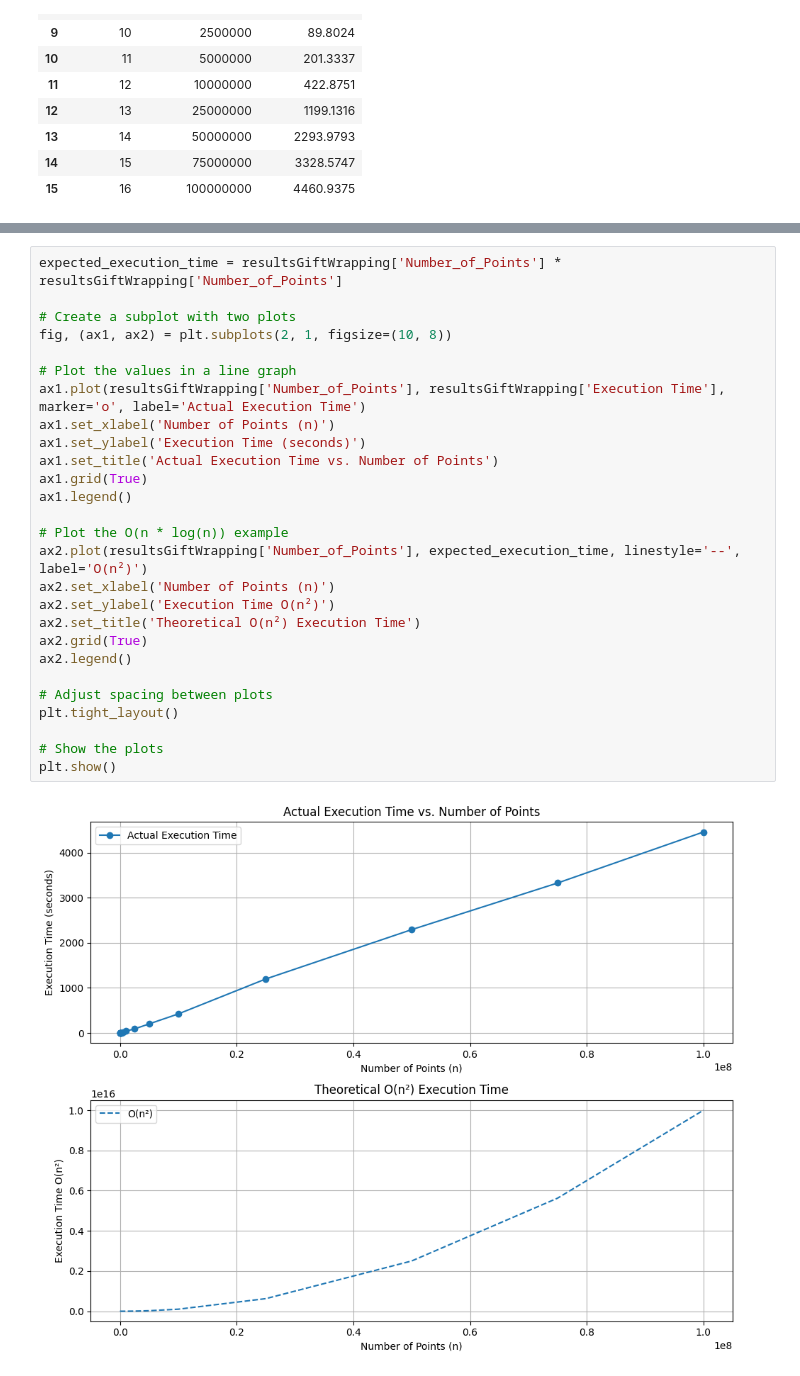
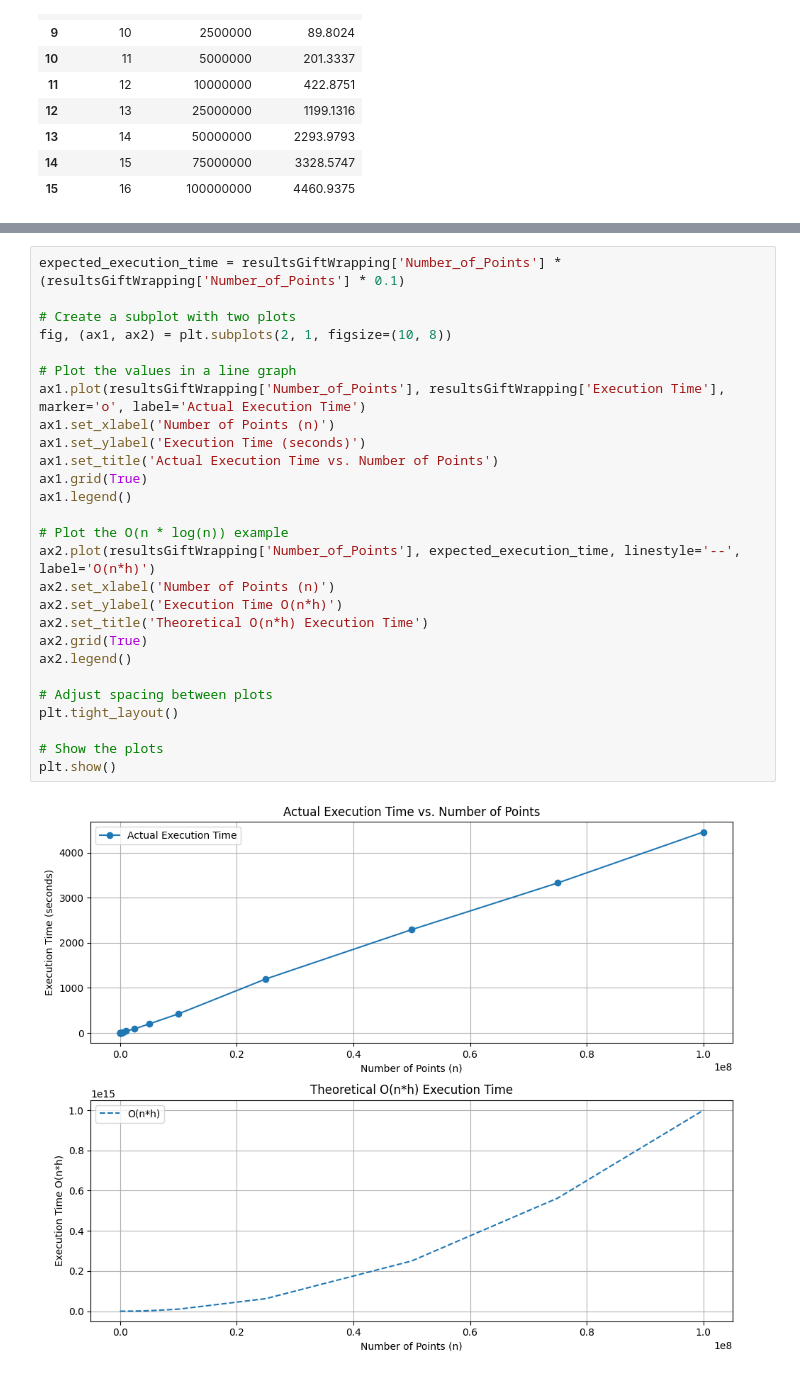
Before and after one commit to eliasmarcon/Convex_Hull, a Jupyter notebook: protokoll/testresults/calc.ipynb, the cells around one changed output, grey strips where cells are left out. Saved outputs shown, nothing was run; the diff lists cells and outputs as text.

```diff
--- a/protokoll/testresults/calc.ipynb
+++ b/protokoll/testresults/calc.ipynb
@@ -77,29 +77,29 @@ plt.show()
 # %%
-expected_execution_time = resultsGiftWrapping['Number_of_Points'] * resultsGiftWrapping['Number_of_Points']
+expected_execution_time = resultsGiftWrapping['Number_of_Points'] * (resultsGiftWrapping['Number_of_Points'] * 0.1)
 
 # Create a subplot with two plots
 fig, (ax1, ax2) = plt.subplots(2, 1, figsize=(10, 8))
 
 # Plot the values in a line graph
 ax1.plot(resultsGiftWrapping['Number_of_Points'], resultsGiftWrapping['Execution Time'], marker='o', label='Actual Execution Time')
 ax1.set_xlabel('Number of Points (n)')
 ax1.set_ylabel('Execution Time (seconds)')
 ax1.set_title('Actual Execution Time vs. Number of Points')
 ax1.grid(True)
 ax1.legend()
 
 # Plot the O(n * log(n)) example
-ax2.plot(resultsGiftWrapping['Number_of_Points'], expected_execution_time, linestyle='--', label='O(n²)')
+ax2.plot(resultsGiftWrapping['Number_of_Points'], expected_execution_time, linestyle='--', label='O(n*h)')
 ax2.set_xlabel('Number of Points (n)')
-ax2.set_ylabel('Execution Time O(n²)')
-ax2.set_title('Theoretical O(n²) Execution Time')
+ax2.set_ylabel('Execution Time O(n*h)')
+ax2.set_title('Theoretical O(n*h) Execution Time')
 ax2.grid(True)
 ax2.legend()
 
 # Adjust spacing between plots
 plt.tight_layout()
 
 # Show the plots
 plt.show()
 # %% [output]
-[figure, old version]
+[figure, new version]
```
Also changed, not shown: parts of 1 cell of this notebook.
